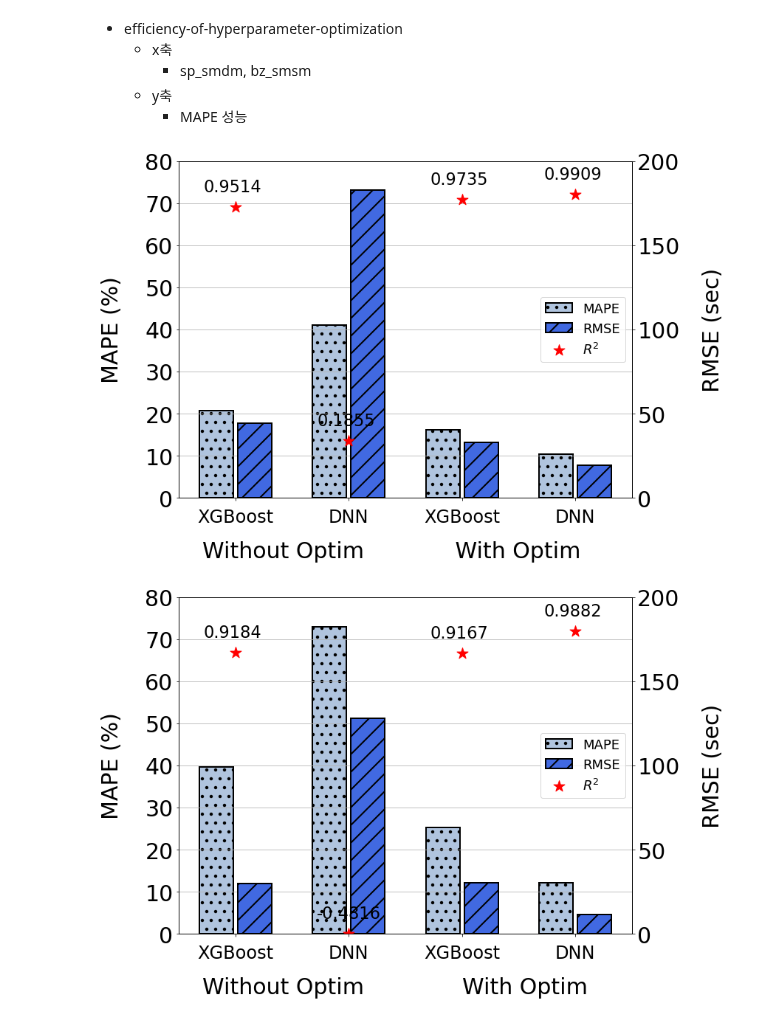
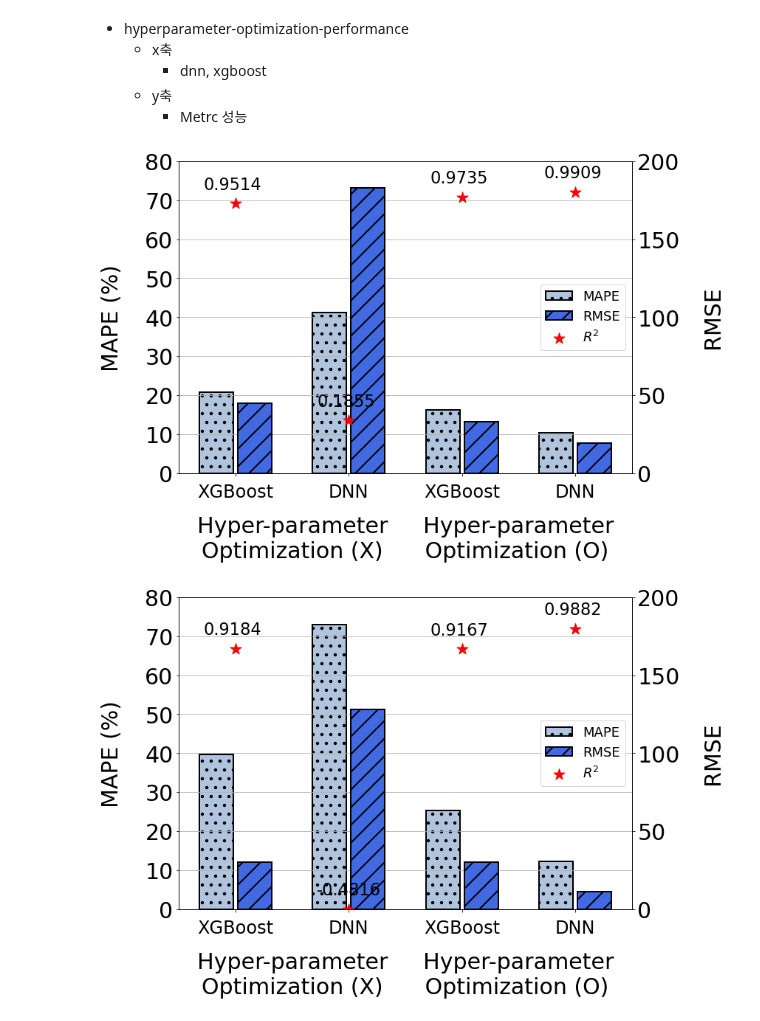
Before and after one commit to unhochoi/Sparse-Matrix-Multiplication, a Jupyter notebook: figure/pyplot/hyperparameter-optimization-performance.ipynb, the cells around one changed output. Cells and saved outputs as stored; diff of their text form; code cells hidden in the pictures.

Commit message:
modifying figure

```diff
--- a/figure/pyplot/hyperparameter-optimization-performance.ipynb
+++ b/figure/pyplot/hyperparameter-optimization-performance.ipynb
@@ -1,9 +1,9 @@
 # %% [markdown]
-- efficiency-of-hyperparameter-optimization
+- hyperparameter-optimization-performance
     - x축
-        - sp_smdm, bz_smsm
+        - dnn, xgboost
     - y축
-        - MAPE 성능
+        - Metrc 성능
 # %%
 import matplotlib.pyplot as plt
 import numpy as np
@@ -50,7 +50,7 @@ ax1.yaxis.grid(True) # y축만 grid 사용
 ax1.set_ylim([0, 80])  # 좌측 y축 범위 설정
 ax1.set_yticks([0, 10, 20, 30, 40, 50, 60, 70, 80]) # y축 index 설정
 
-ax1.set_xlabel('Without Optim             With Optim    ', labelpad=20) # ax1 ylabel 설정
+ax1.set_xlabel('    Hyper-parameter     Hyper-parameter    \nOptimization (X)      Optimization (O)', labelpad=20) # ax1 ylabel 설정
 ax1.set_ylabel('MAPE (%)', labelpad=30) # ax1 ylabel 설정
 
 #################################### ax2 ###################################################
@@ -58,7 +58,7 @@ ax1.set_ylabel('MAPE (%)', labelpad=30) # ax1 ylabel 설정
 ax2 = ax1.twinx()
 ax2.set_ylim([0, 200000])  # 우측 y축 범위 설정
 ax2.set_yticklabels(["0","50", "100", "150", "200"])
-ax2.set_ylabel('RMSE (sec)', labelpad=30) # ax2 ylabel 설정
+ax2.set_ylabel('RMSE', labelpad=30) # ax2 ylabel 설정
 
 bar2 = ax2.bar(x + 0.17, smdm_rmse, width, hatch='/', color='royalblue', label= 'RMSE', capsize=20, linewidth=2, edgecolor='black',)
 
@@ -69,34 +69,34 @@ ax3 = ax1.twinx()
 scatter1 = ax3.scatter(x, smdm_r2 , color='red', marker='*', s=250, label=r'$R^2$')
 
 # 별 범위
 ax3.set_ylim([0, 1.1])
 
 # 별표 위에 Text 삽입
 for i in range(len(x)):
 
     # Text 위치 수정
     ax3.text(x[i]-0.28, smdm_r2[i]+0.05, smdm_r2[i], fontsize=fontsize*0.75)
 
 
 # y 축 삭제
 ax3.set_yticks([])
 
 ###################################### 범례 표시 ###################################################
 
 # 바 이미지와 Label 저장
 lines, labels = ax1.get_legend_handles_labels()
 lines2, labels2 = ax2.get_legend_handles_labels()
 lines3, labels3 = ax3.get_legend_handles_labels()
 # 모든 legend 를 하나로 합쳐서 표현
 ax3.legend(lines + lines2 + lines3, labels + labels2 + labels3, loc=5)
 # ax3.legend(loc="upper left", bbox_to_anchor=(0,0.92)) # 범례 표시
 
 # 이미지 저장시, figure 크기에 맞게 이미지 저장
 fig.tight_layout()
 fig.savefig('./right-dense-prediction-performance-according-to-hyper-parameter-optimization.png')
 plt.show()
 # %% [output]
-[figure, old version]
+[figure, new version]
 # %%
 import matplotlib.pyplot as plt
 import numpy as np
@@ -143,7 +143,7 @@ ax1.yaxis.grid(True) # y축만 grid 사용
 ax1.set_ylim([0, 80])  # 좌측 y축 범위 설정
 ax1.set_yticks([0, 10, 20, 30, 40, 50, 60, 70, 80]) # y축 index 설정
 
-ax1.set_xlabel('Without Optim             With Optim    ', labelpad=20) # ax1 ylabel 설정
+ax1.set_xlabel('    Hyper-parameter     Hyper-parameter    \nOptimization (X)      Optimization (O)', labelpad=20) # ax1 ylabel 설정
 ax1.set_ylabel('MAPE (%)', labelpad=30) # ax1 ylabel 설정
 
 #################################### ax2 ###################################################
@@ -151,7 +151,7 @@ ax1.set_ylabel('MAPE (%)', labelpad=30) # ax1 ylabel 설정
 ax2 = ax1.twinx()
 ax2.set_ylim([0, 200000])  # 우측 y축 범위 설정
 ax2.set_yticklabels(["0","50", "100", "150", "200"])
-ax2.set_ylabel('RMSE (sec)', labelpad=30) # ax2 ylabel 설정
+ax2.set_ylabel('RMSE', labelpad=30) # ax2 ylabel 설정
 
 bar2 = ax2.bar(x + 0.17, smsm_rmse, width, hatch='/', color='royalblue', label= 'RMSE', capsize=20, linewidth=2, edgecolor='black',)
 
@@ -193,7 +193,7 @@ fig.tight_layout()
 fig.savefig('./right-sparse-prediction-performance-according-to-hyper-parameter-optimization.png')
 plt.show()
 # %% [output]
-[figure, old version]
+[figure, new version]
 # %%
 # import matplotlib.pyplot as plt
 # import numpy as np
```
Also changed, not shown: parts of 2 cells of this notebook, 5 other files.
